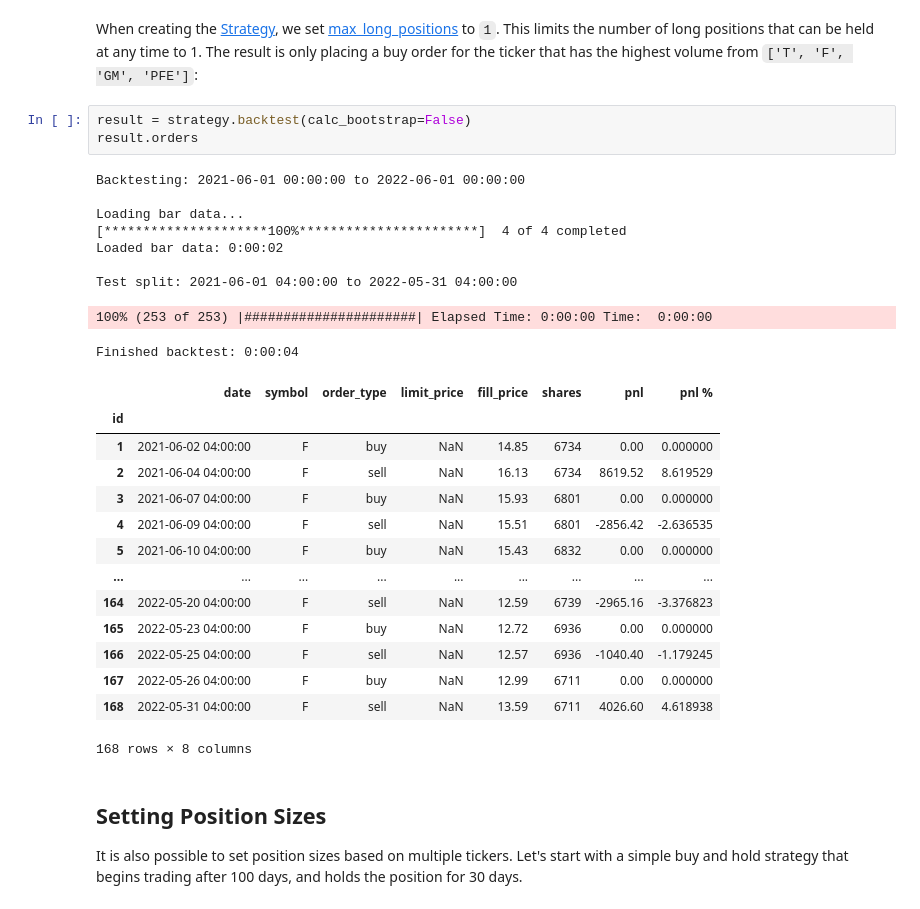
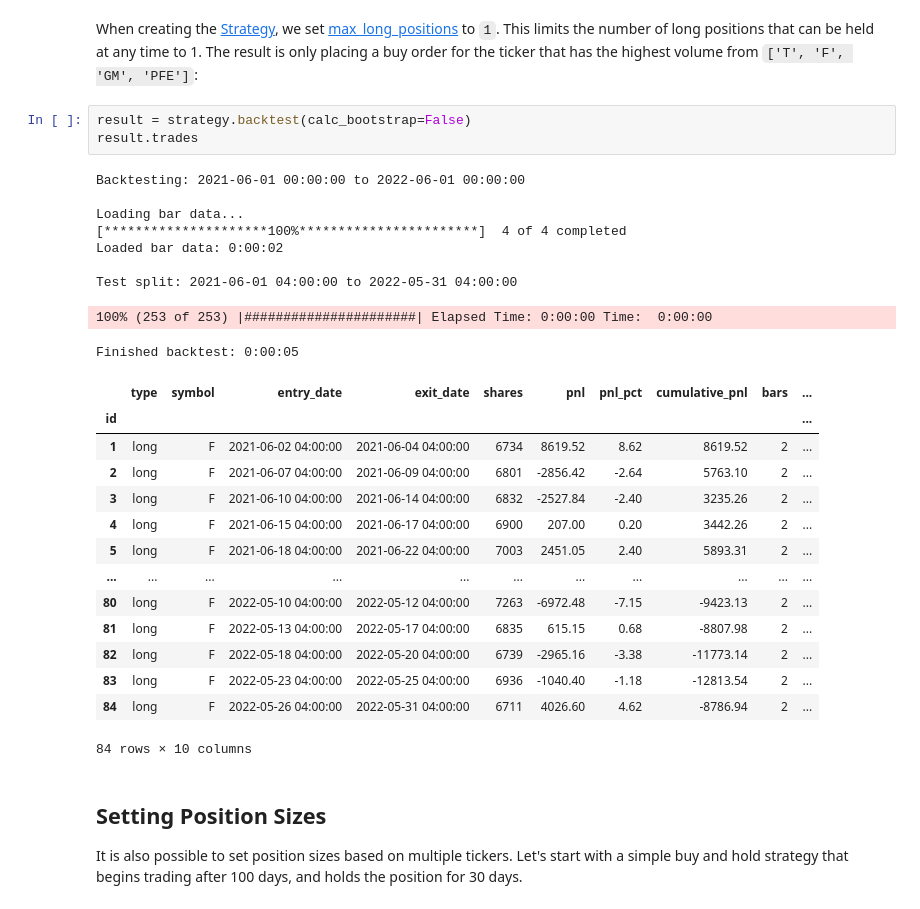
Before and after one commit to edtechre/pybroker, a Jupyter notebook: docs/notebooks/4. Ranking and Position Sizing.ipynb, the cells around one changed output. Cells and saved outputs as stored; diff of their text form.

````diff
--- a/docs/notebooks/4. Ranking and Position Sizing.ipynb
+++ b/docs/notebooks/4. Ranking and Position Sizing.ipynb
@@ -30,31 +30,31 @@ strategy.add_execution(buy_highest_volume, ['T', 'F', 'GM', 'PFE'])
 When creating the [Strategy](https://pybroker.com/en/latest/reference/pybroker.strategy.html#pybroker.strategy.Strategy), we set [max_long_positions](https://pybroker.com/en/latest/reference/pybroker.config.html#pybroker.config.StrategyConfig.max_long_positions) to ```1```. This limits the number of long positions that can be held at any time to 1. The result is only placing a buy order for the ticker that has the highest volume from ```['T', 'F', 'GM', 'PFE']```:
 # %%
 result = strategy.backtest(calc_bootstrap=False)
-result.orders
+result.trades
 # %% [output]
 Backtesting: 2021-06-01 00:00:00 to 2022-06-01 00:00:00
 
 Loading bar data...
 [*********************100%***********************]  4 of 4 completed
 Loaded bar data: 0:00:02
 
 Test split: 2021-06-01 04:00:00 to 2022-05-31 04:00:00
 100% (253 of 253) |######################| Elapsed Time: 0:00:00 Time:  0:00:00
-Finished backtest: 0:00:04
+Finished backtest: 0:00:05
-|  | date | symbol | order_type | limit_price | fill_price | shares | pnl | pnl % |
-| id |  |  |  |  |  |  |  |  |
-| 1 | 2021-06-02 04:00:00 | F | buy | NaN | 14.85 | 6734 | 0.00 | 0.000000 |
-| 2 | 2021-06-04 04:00:00 | F | sell | NaN | 16.13 | 6734 | 8619.52 | 8.619529 |
-| 3 | 2021-06-07 04:00:00 | F | buy | NaN | 15.93 | 6801 | 0.00 | 0.000000 |
-| 4 | 2021-06-09 04:00:00 | F | sell | NaN | 15.51 | 6801 | -2856.42 | -2.636535 |
-| 5 | 2021-06-10 04:00:00 | F | buy | NaN | 15.43 | 6832 | 0.00 | 0.000000 |
-| ... | ... | ... | ... | ... | ... | ... | ... | ... |
-| 164 | 2022-05-20 04:00:00 | F | sell | NaN | 12.59 | 6739 | -2965.16 | -3.376823 |
-| 165 | 2022-05-23 04:00:00 | F | buy | NaN | 12.72 | 6936 | 0.00 | 0.000000 |
-| 166 | 2022-05-25 04:00:00 | F | sell | NaN | 12.57 | 6936 | -1040.40 | -1.179245 |
-| 167 | 2022-05-26 04:00:00 | F | buy | NaN | 12.99 | 6711 | 0.00 | 0.000000 |
-| 168 | 2022-05-31 04:00:00 | F | sell | NaN | 13.59 | 6711 | 4026.60 | 4.618938 |
+|  | type | symbol | entry_date | exit_date | shares | pnl | pnl_pct | cumulative_pnl | bars | ... |
+| id |  |  |  |  |  |  |  |  |  | ... |
+| 1 | long | F | 2021-06-02 04:00:00 | 2021-06-04 04:00:00 | 6734 | 8619.52 | 8.62 | 8619.52 | 2 | ... |
+| 2 | long | F | 2021-06-07 04:00:00 | 2021-06-09 04:00:00 | 6801 | -2856.42 | -2.64 | 5763.10 | 2 | ... |
+| 3 | long | F | 2021-06-10 04:00:00 | 2021-06-14 04:00:00 | 6832 | -2527.84 | -2.40 | 3235.26 | 2 | ... |
+| 4 | long | F | 2021-06-15 04:00:00 | 2021-06-17 04:00:00 | 6900 | 207.00 | 0.20 | 3442.26 | 2 | ... |
+| 5 | long | F | 2021-06-18 04:00:00 | 2021-06-22 04:00:00 | 7003 | 2451.05 | 2.40 | 5893.31 | 2 | ... |
+| ... | ... | ... | ... | ... | ... | ... | ... | ... | ... | ... |
+| 80 | long | F | 2022-05-10 04:00:00 | 2022-05-12 04:00:00 | 7263 | -6972.48 | -7.15 | -9423.13 | 2 | ... |
+| 81 | long | F | 2022-05-13 04:00:00 | 2022-05-17 04:00:00 | 6835 | 615.15 | 0.68 | -8807.98 | 2 | ... |
+| 82 | long | F | 2022-05-18 04:00:00 | 2022-05-20 04:00:00 | 6739 | -2965.16 | -3.38 | -11773.14 | 2 | ... |
+| 83 | long | F | 2022-05-23 04:00:00 | 2022-05-25 04:00:00 | 6936 | -1040.40 | -1.18 | -12813.54 | 2 | ... |
+| 84 | long | F | 2022-05-26 04:00:00 | 2022-05-31 04:00:00 | 6711 | 4026.60 | 4.62 | -8786.94 | 2 | ... |
-168 rows × 8 columns
+84 rows × 10 columns
 # %% [markdown]
 ## Setting Position Sizes
 
````
Also changed, not shown: parts of 1 cell of this notebook, 5 other files.
